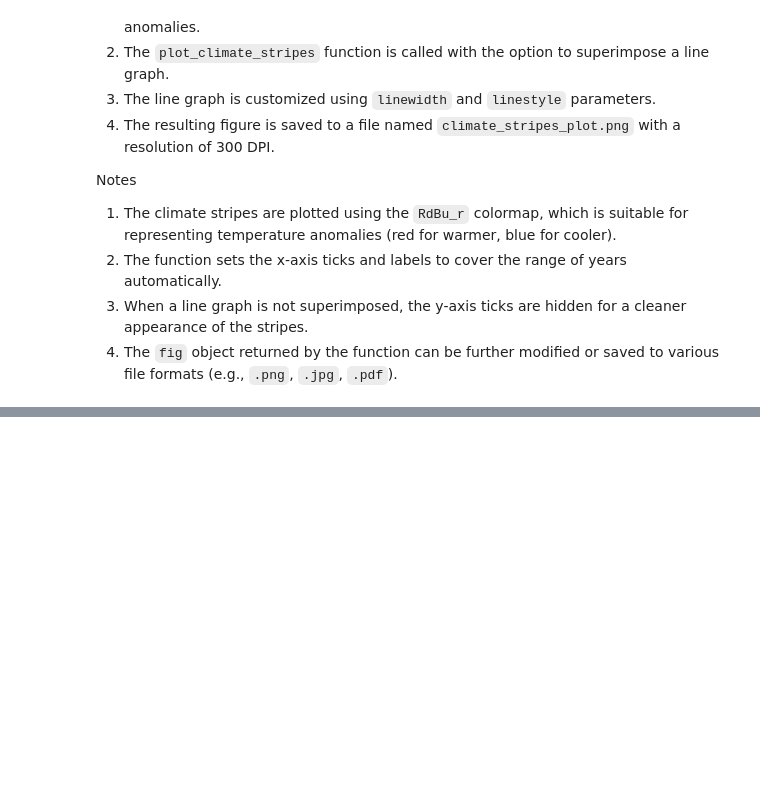
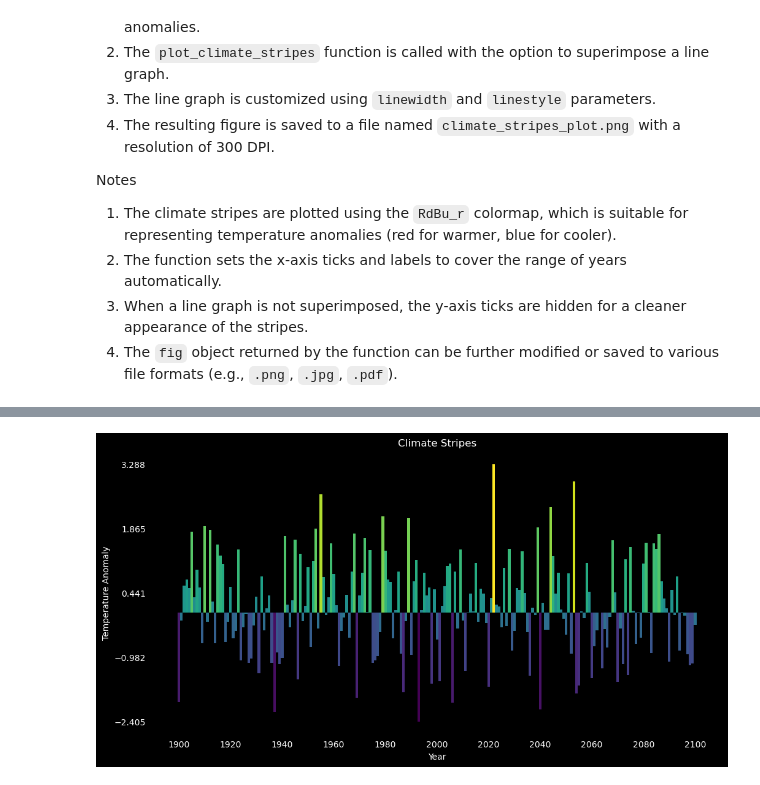
Before and after one commit to lee1043/notebooks, a Jupyter notebook: example_notebooks/climate_stripes.ipynb, the cells around one changed output, grey strips where cells are left out. Cells and saved outputs as stored; diff of their text form; code cells hidden in the pictures; blank space fills up the shorter version.

```diff
--- a/example_notebooks/climate_stripes.ipynb
+++ b/example_notebooks/climate_stripes.ipynb
@@ -196,0 +241,5 @@ fig.savefig('climate_stripes_plot_dark_mode.png', dpi=300, facecolor=fig.get_fac
+# %%
+# Call the function with the line graph superimposed, using kwargs for customization
+fig = plot_climate_stripes(years, data, dark_mode=True, show_bars=True, colormap='viridis')
+# %% [output]
+[figure, added]
```
Also changed, not shown: parts of 10 cells of this notebook.
